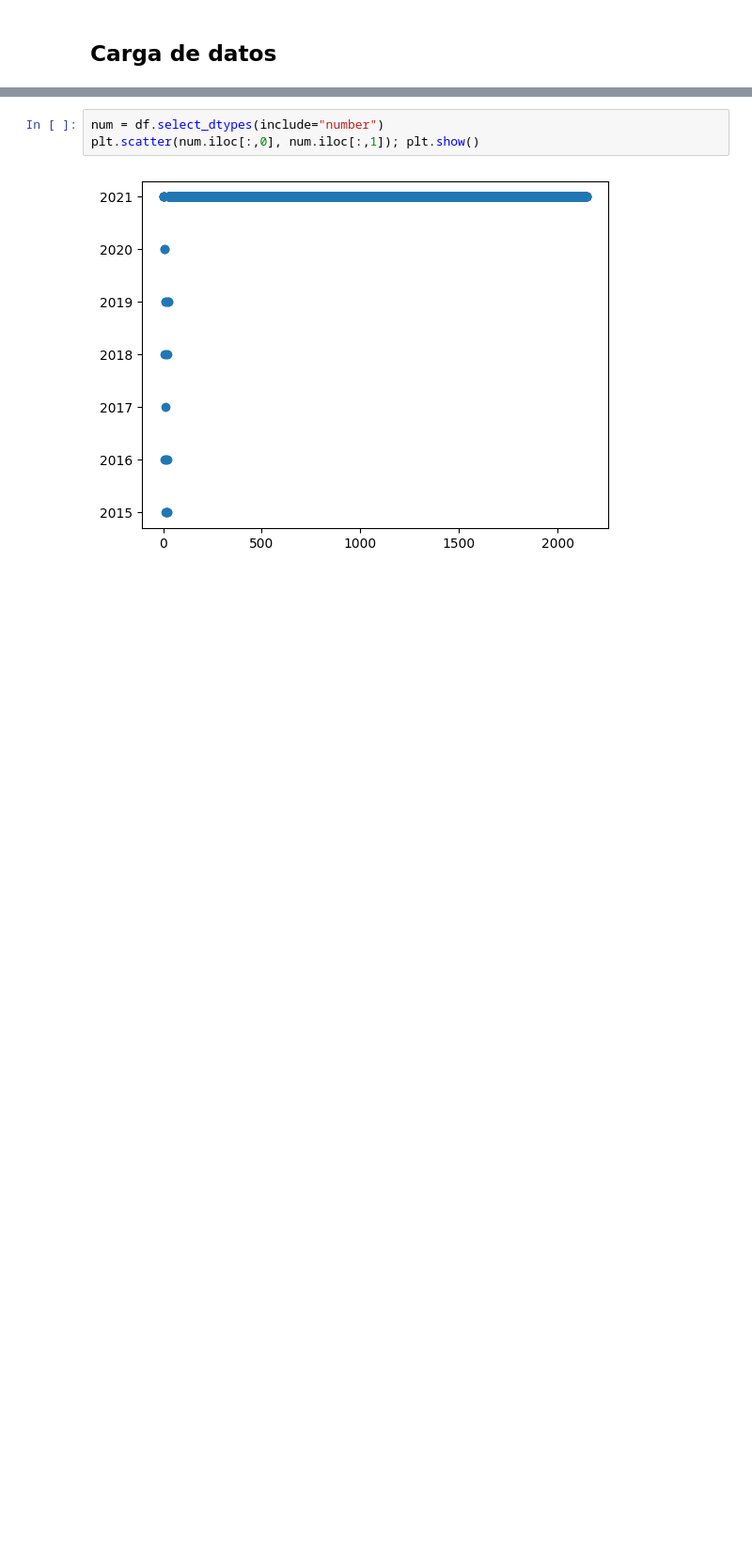
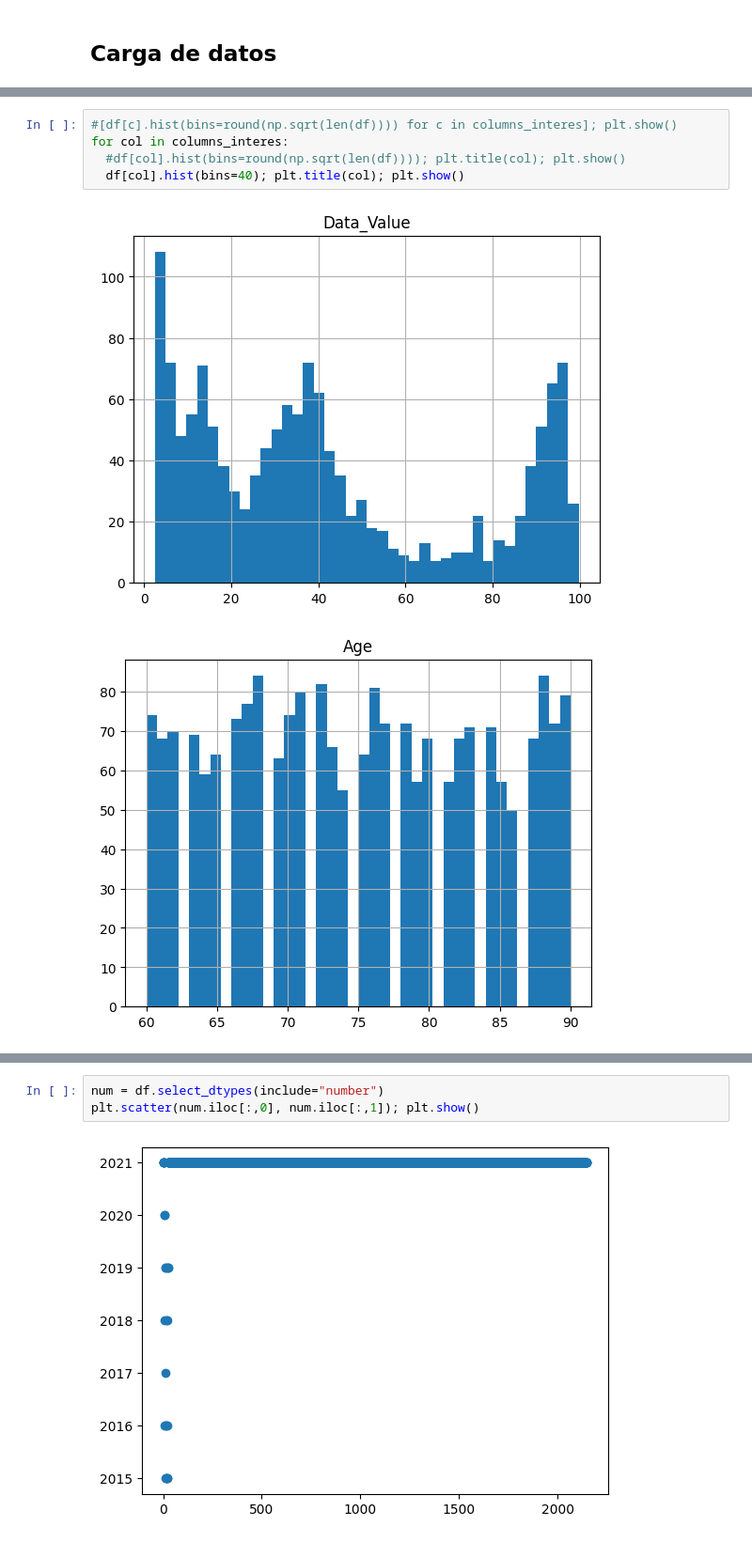
Before and after one commit to Bioestadistica-2025-2/Proyecto-Final, a Jupyter notebook: Proyecto_Final.ipynb, the cells around one changed output, grey strips where cells are left out. Shown at 94% size. Drawn from its saved outputs; the diff is of its cells as text; blank space fills up the shorter version.

```diff
--- a/Proyecto_Final.ipynb
+++ b/Proyecto_Final.ipynb
@@ -25 +37,9 @@ columns_interes = ["Data_Value","Age","MMSE","ADL","CholesterolLDL","FunctionalA
 2149
+# %%
+#[df[c].hist(bins=round(np.sqrt(len(df)))) for c in columns_interes]; plt.show()
+for col in columns_interes:
+  #df[col].hist(bins=round(np.sqrt(len(df)))); plt.title(col); plt.show()
+  df[col].hist(bins=40); plt.title(col); plt.show()
+# %% [output]
+[figure, added]
+[figure, added]
```
Also changed, not shown: parts of 5 cells of this notebook.
